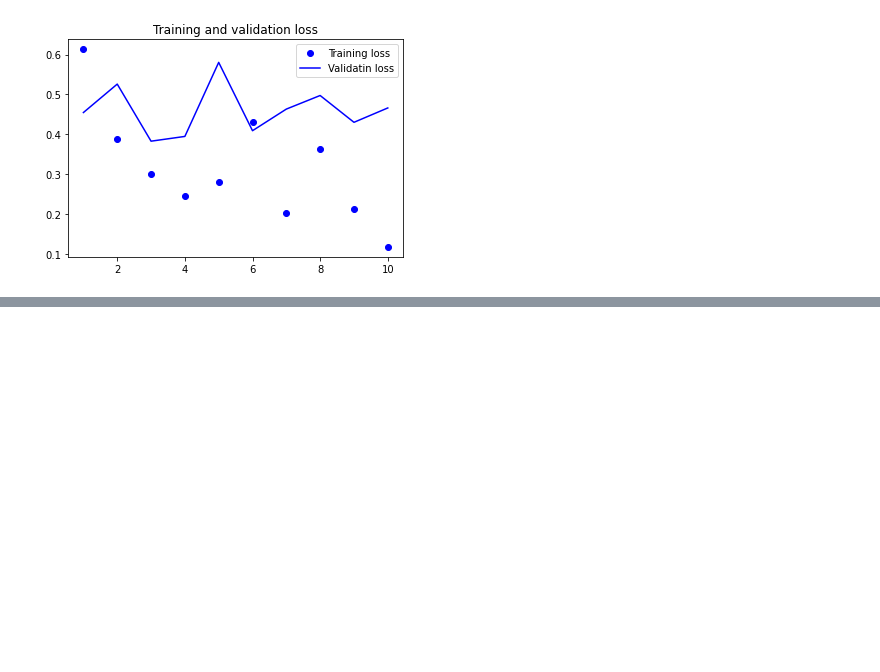
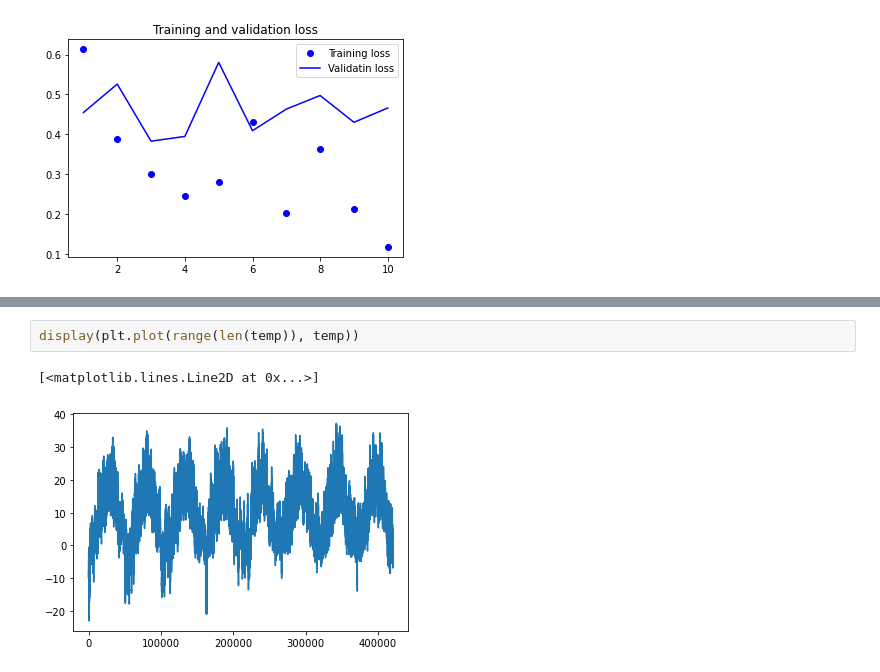
Before and after one commit to MuayThaiLegz/machineleanrning-, a Jupyter notebook: textAndSequences.ipynb, the cells around one changed output, grey strips where cells are left out. Cells and saved outputs as stored; diff of their text form; blank space fills up the shorter version.

```diff
--- a/textAndSequences.ipynb
+++ b/textAndSequences.ipynb
@@ -667,0 +735,5 @@ Epoch 1/10
+# %%
+display(plt.plot(range(len(temp)), temp))
+# %% [output]
+[<matplotlib.lines.Line2D at 0x...>]
+[figure, added]
```
Also changed, not shown: parts of 20 cells of this notebook.
